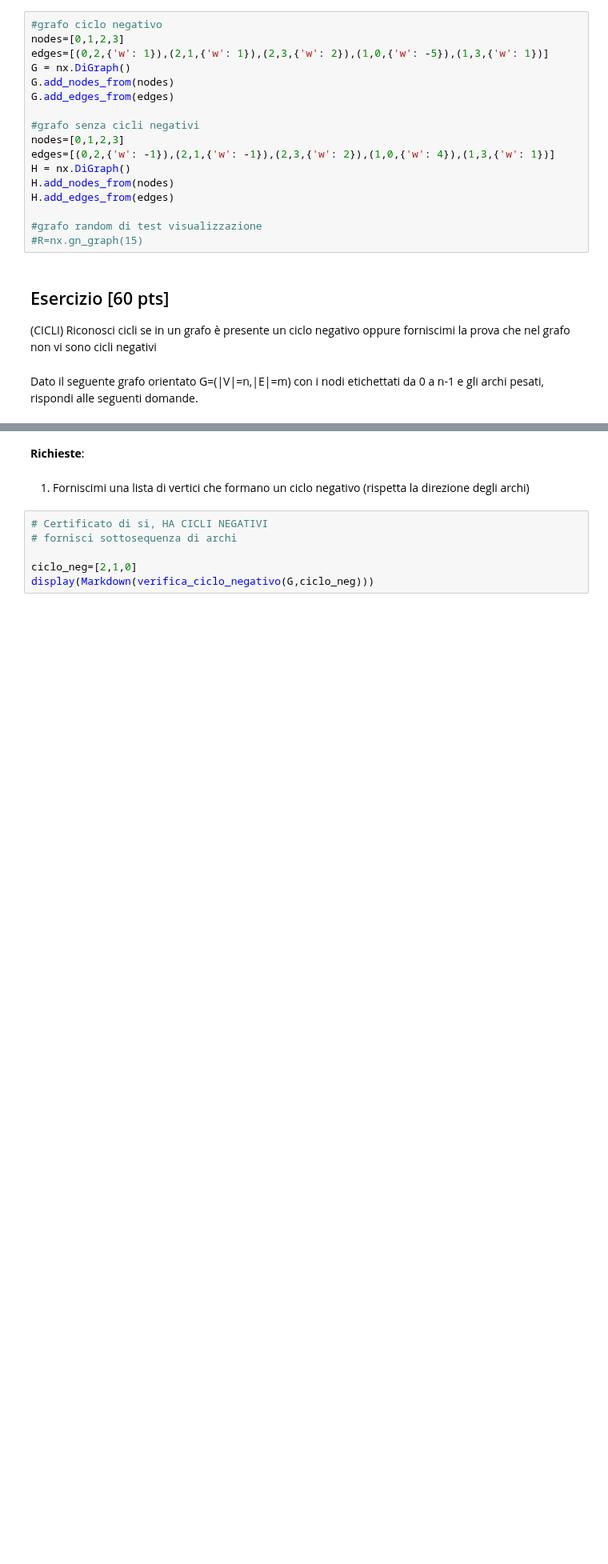
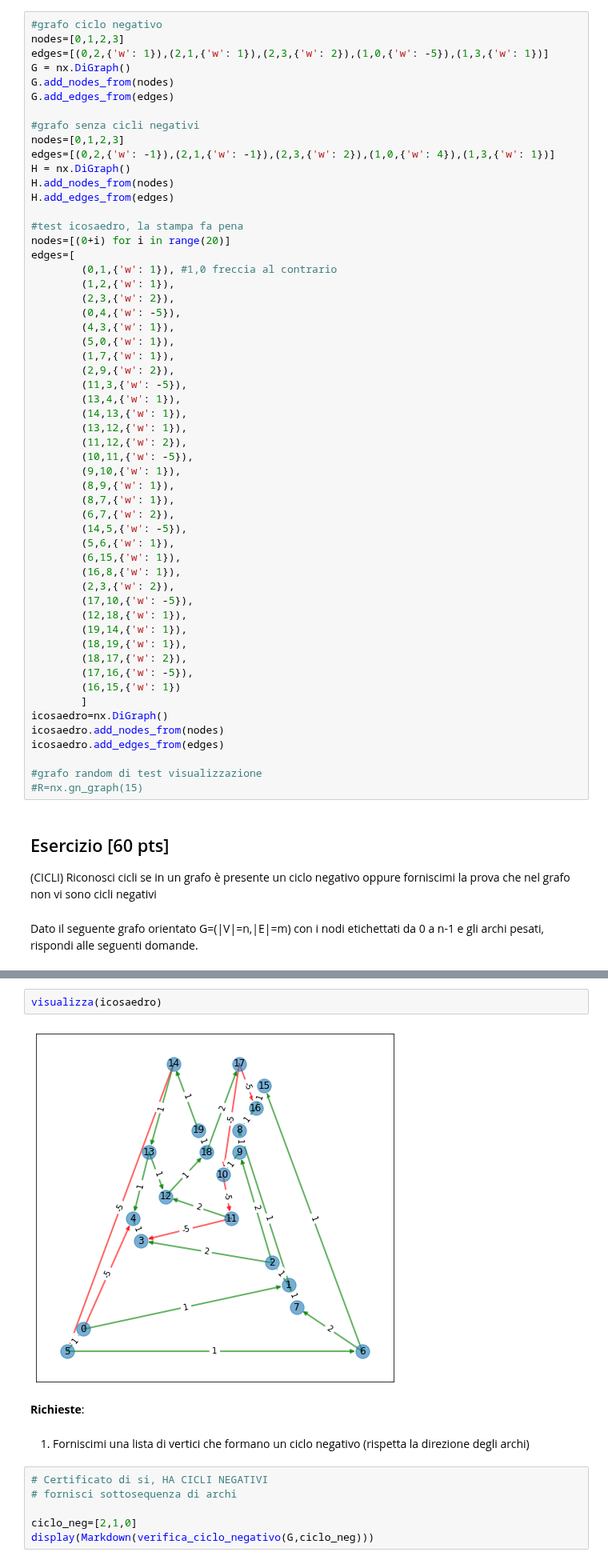
Before and after one commit to romeorizzi/eduexams, a Jupyter notebook: Notebook_nonApplet/cicli.ipynb, the cells around one changed output, grey strips where cells are left out. Shown at 80% size. Cells and saved outputs as stored; diff of their text form; blank space fills up the shorter version.

Commit message:
test icosaedro

```diff
--- a/Notebook_nonApplet/cicli.ipynb
+++ b/Notebook_nonApplet/cicli.ipynb
@@ -88,6 +89,44 @@ H = nx.DiGraph()
 H.add_nodes_from(nodes)
 H.add_edges_from(edges)
 
+#test icosaedro, la stampa fa pena
+nodes=[(0+i) for i in range(20)]
+edges=[
+        (0,1,{'w': 1}), #1,0 freccia al contrario
+        (1,2,{'w': 1}),
+        (2,3,{'w': 2}),
+        (0,4,{'w': -5}),
+        (4,3,{'w': 1}),
+        (5,0,{'w': 1}),
+        (1,7,{'w': 1}),
+        (2,9,{'w': 2}),
+        (11,3,{'w': -5}),
+        (13,4,{'w': 1}),
+        (14,13,{'w': 1}),
+        (13,12,{'w': 1}),
+        (11,12,{'w': 2}),
+        (10,11,{'w': -5}),
+        (9,10,{'w': 1}),
+        (8,9,{'w': 1}),
+        (8,7,{'w': 1}),
+        (6,7,{'w': 2}),
+        (14,5,{'w': -5}),
+        (5,6,{'w': 1}),
+        (6,15,{'w': 1}),
+        (16,8,{'w': 1}),
+        (2,3,{'w': 2}),
+        (17,10,{'w': -5}),
+        (12,18,{'w': 1}),
+        (19,14,{'w': 1}),
+        (18,19,{'w': 1}),
+        (18,17,{'w': 2}),
+        (17,16,{'w': -5}),
+        (16,15,{'w': 1})
+        ]
+icosaedro=nx.DiGraph()
+icosaedro.add_nodes_from(nodes)
+icosaedro.add_edges_from(edges)
+
 #grafo random di test visualizzazione
 #R=nx.gn_graph(15)
 # %% [markdown]
@@ -109,3 +148,7 @@ E=[(0, 2, {'w': 1}), (1, 0, {'w': -5}), (1, 3, {'w': 1}), (2, 1, {'w': 1}), (2,
+# %%
+visualizza(icosaedro)
+# %% [output]
+[figure, added]
 # %% [markdown]
 __Richieste__:
 # %% [markdown]
```
Also changed, not shown: parts of 2 cells of this notebook.
